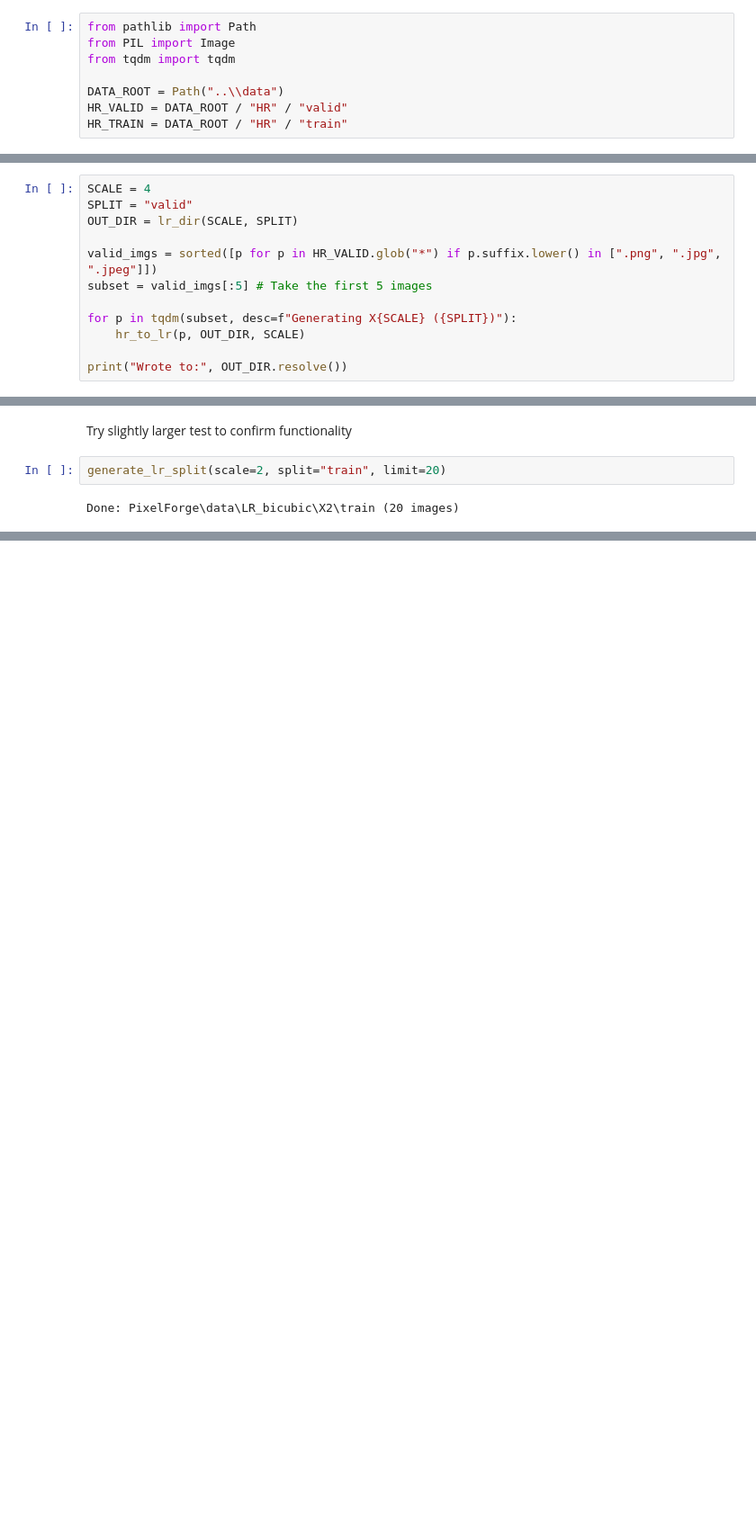
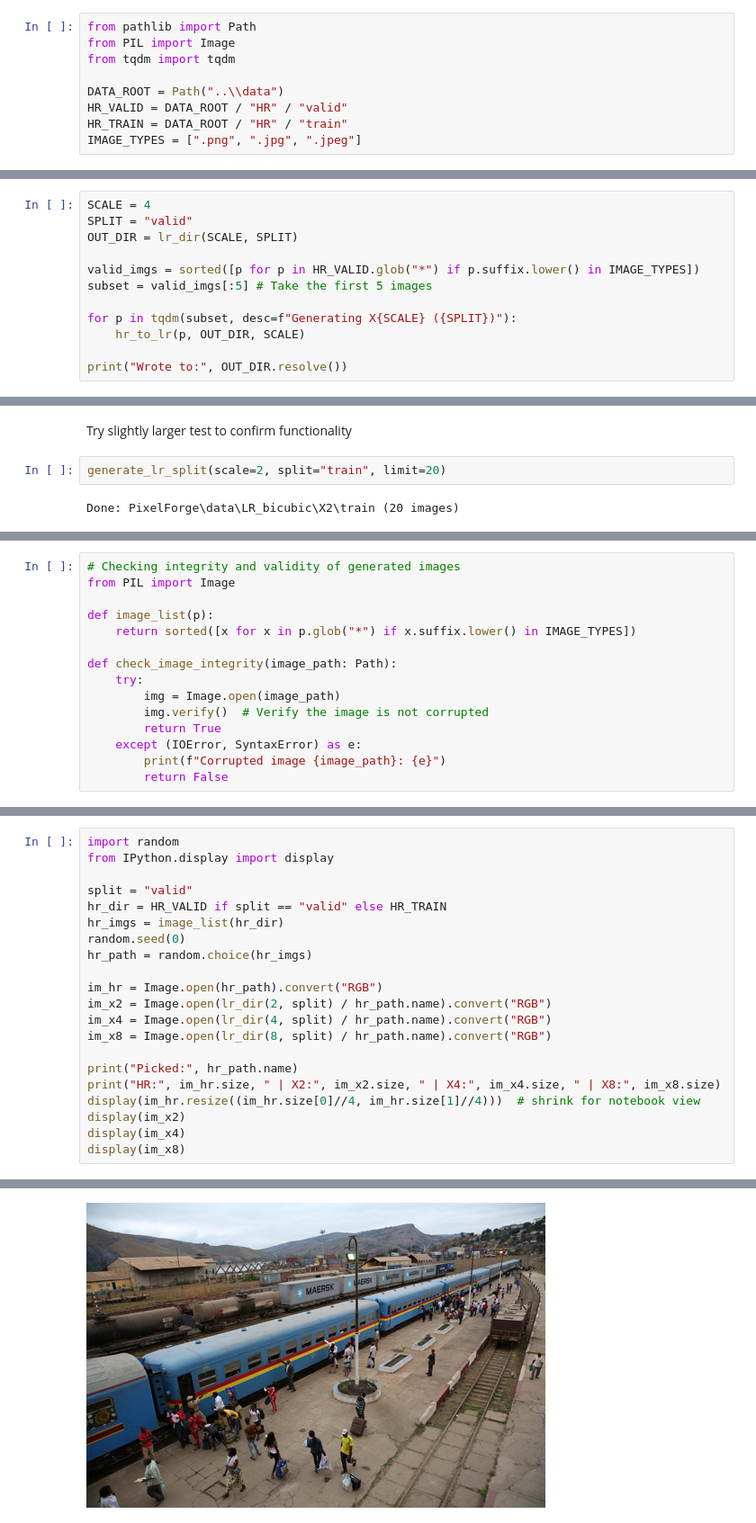
Before and after one commit to cckenne2/PixelForge, a Jupyter notebook: notebooks/01_data_prep.ipynb, the cells around one changed output, grey strips where cells are left out. Shown at 90% size. Saved outputs shown, nothing was run; the diff lists cells and outputs as text; blank space fills up the shorter version.

```diff
--- a/notebooks/01_data_prep.ipynb
+++ b/notebooks/01_data_prep.ipynb
@@ -8,6 +8,7 @@ from tqdm import tqdm
 DATA_ROOT = Path("..\\data")
 HR_VALID = DATA_ROOT / "HR" / "valid"
 HR_TRAIN = DATA_ROOT / "HR" / "train"
+IMAGE_TYPES = [".png", ".jpg", ".jpeg"]
 # %%
 def lr_dir(scale: int, split: str) -> Path:
     return DATA_ROOT / f"LR_bicubic/X{scale}" / split
@@ -52,7 +53,7 @@ SCALE = 4
 SPLIT = "valid"
 OUT_DIR = lr_dir(SCALE, SPLIT)
 
-valid_imgs = sorted([p for p in HR_VALID.glob("*") if p.suffix.lower() in [".png", ".jpg", ".jpeg"]])
+valid_imgs = sorted([p for p in HR_VALID.glob("*") if p.suffix.lower() in IMAGE_TYPES])
 subset = valid_imgs[:5] # Take the first 5 images
 
 for p in tqdm(subset, desc=f"Generating X{SCALE} ({SPLIT})"):
@@ -83,0 +112,15 @@ Done: PixelForge\data\LR_bicubic\X2\train (20 images)
+# %%
+# Checking integrity and validity of generated images
+from PIL import Image
+
+def image_list(p):
+    return sorted([x for x in p.glob("*") if x.suffix.lower() in IMAGE_TYPES])
+
+def check_image_integrity(image_path: Path):
+    try:
+        img = Image.open(image_path)
+        img.verify()  # Verify the image is not corrupted
+        return True
+    except (IOError, SyntaxError) as e:
+        print(f"Corrupted image {image_path}: {e}")
+        return False
@@ -83,0 +176,22 @@ Done: PixelForge\data\LR_bicubic\X2\train (20 images)
+# %%
+import random
+from IPython.display import display
+
+split = "valid"
+hr_dir = HR_VALID if split == "valid" else HR_TRAIN
+hr_imgs = image_list(hr_dir)
+random.seed(0)
+hr_path = random.choice(hr_imgs)
+
+im_hr = Image.open(hr_path).convert("RGB")
+im_x2 = Image.open(lr_dir(2, split) / hr_path.name).convert("RGB")
+im_x4 = Image.open(lr_dir(4, split) / hr_path.name).convert("RGB")
+im_x8 = Image.open(lr_dir(8, split) / hr_path.name).convert("RGB")
+
+print("Picked:", hr_path.name)
+print("HR:", im_hr.size, " | X2:", im_x2.size, " | X4:", im_x4.size, " | X8:", im_x8.size)
+display(im_hr.resize((im_hr.size[0]//4, im_hr.size[1]//4)))  # shrink for notebook view
+display(im_x2)
+display(im_x4)
+display(im_x8)
+# %% [output]
@@ -83,0 +200 @@ Done: PixelForge\data\LR_bicubic\X2\train (20 images)
+[figure, added]
```
Also changed, not shown: parts of 20 cells of this notebook.
